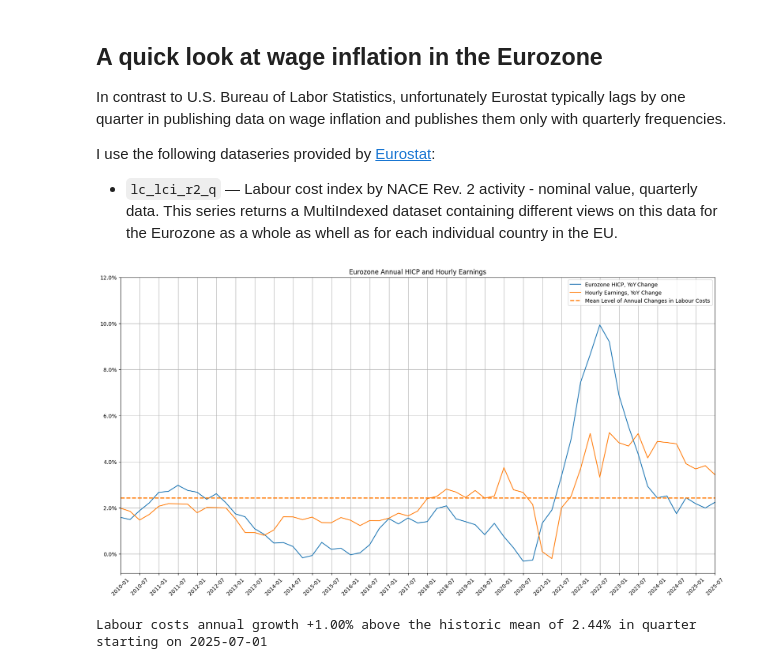
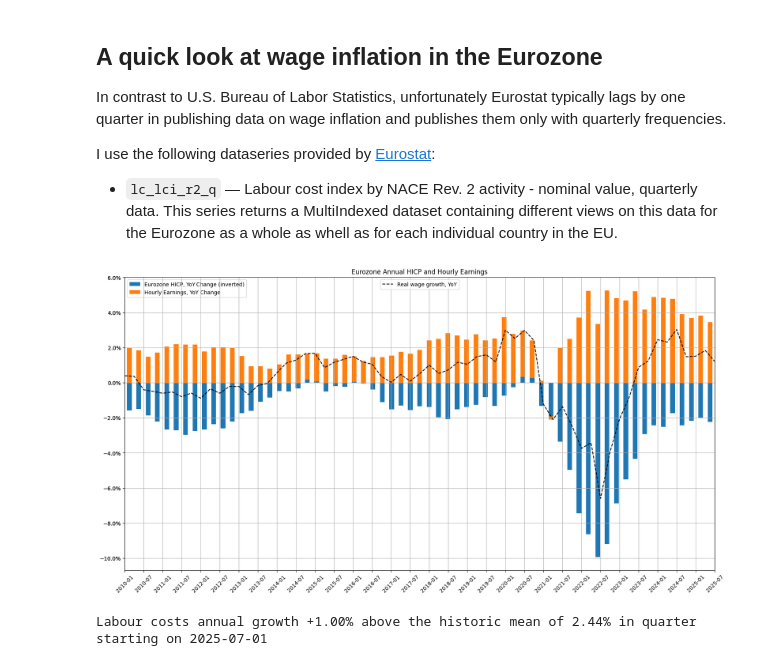
Before and after one commit to ilchen/EU_Economic_Data_Analysis, a Jupyter notebook: HICP_and_ECB_Rates.ipynb, the cells around one changed output. Cells and saved outputs as stored; diff of their text form; code cells hidden in the pictures.

Commit message:
Improved wage growth analysis

```diff
--- a/HICP_and_ECB_Rates.ipynb
+++ b/HICP_and_ECB_Rates.ipynb
@@ -355,16 +355,29 @@ mean_level_cpi = cpi_ecbr_irtlt.iloc[:,0].mean()
 LABEL_MEAN_WAGEI = 'Mean Level of Annual Changes in Labour Costs'
 LABEL_MEAN_CPI = 'Mean Level of Annual Changes in HICP'
 # %%
-ax = cpi_and_wagei.plot(figsize=(20,10), grid=True,
+ax = cpi_and_wagei.diff(axis=1).iloc[:,1].rename('Real wage growth, YoY').plot(figsize=(20,10), grid=True,
                         title='Eurozone Annual HICP and Hourly Earnings',
-                        xticks=cpi_and_wagei.index[::2], xlabel='', rot=45, yticks=np.arange(0, .13, .02))
+                        xticks=cpi_and_wagei.index[::2], xlabel='', rot=45,
+                        linestyle='--', color='k')
+ax2 = ax.twiny()
+scaled_df = cpi_and_wagei * [-1, 1]  # -HICP, +Earnings
+scaled_df.columns = [scaled_df.columns[0] + ' (inverted)', scaled_df.columns[1]]
+scaled_df.plot.bar(ax=ax2, xlabel='', stacked=True, width=.5)
+ax.legend(loc='upper center')
 ax.yaxis.set_major_formatter(mtick.PercentFormatter(1))
+ax2.xaxis.set_major_locator(mtick.NullLocator())
+ax.set_zorder(2)
+ax2.set_zorder(1)
+ax.patch.set_visible(False)
+_ = ax.set_xticklabels(list(map('{:%Y-%m}'.format, cpi_and_wagei.index[::2])))
+
+
+
+
 #ax.axhline(y=mean_level_cpi, lw=2, ls='--', c='#1f77b4', label=LABEL_MEAN_CPI)
-ax.axhline(y=mean_level_wagei, lw=2, ls='--', c='#ff7f0e', label=LABEL_MEAN_WAGEI)
-ax.legend()
-_ = ax.set_xticklabels(list(map('{:%Y-%m}'.format, cpi_and_wagei.index[::2])))
+#ax.axhline(y=mean_level_wagei, lw=2, ls='--', c='#ff7f0e', label=LABEL_MEAN_WAGEI)
 # %% [output]
-[figure, old version]
+[figure, new version]
 # %%
 print('Labour costs annual growth {:+.2%} above the historic mean of {:.2%} in quarter starting on {:%Y-%m-%d}'
       .format(eu_wagei.iloc[-1,0]-mean_level_wagei, mean_level_wagei, eu_wagei.index[-1]))
```
